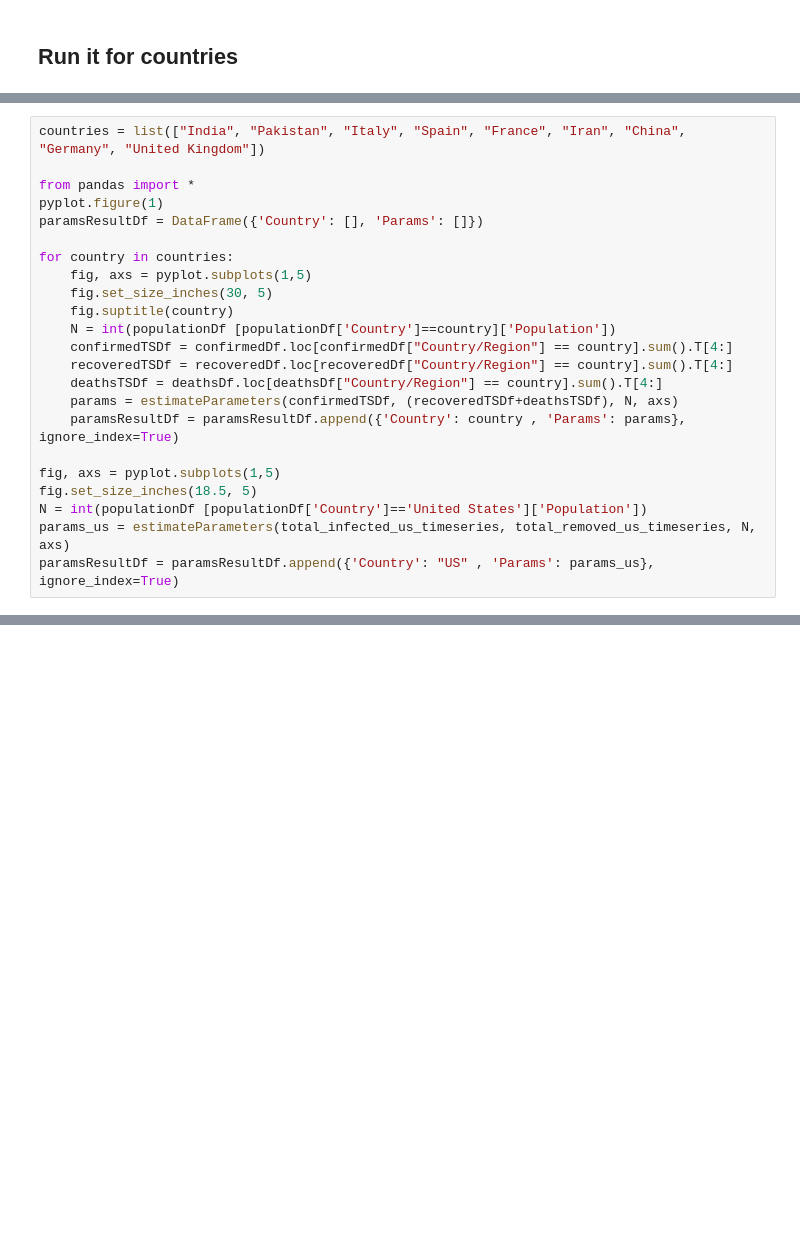
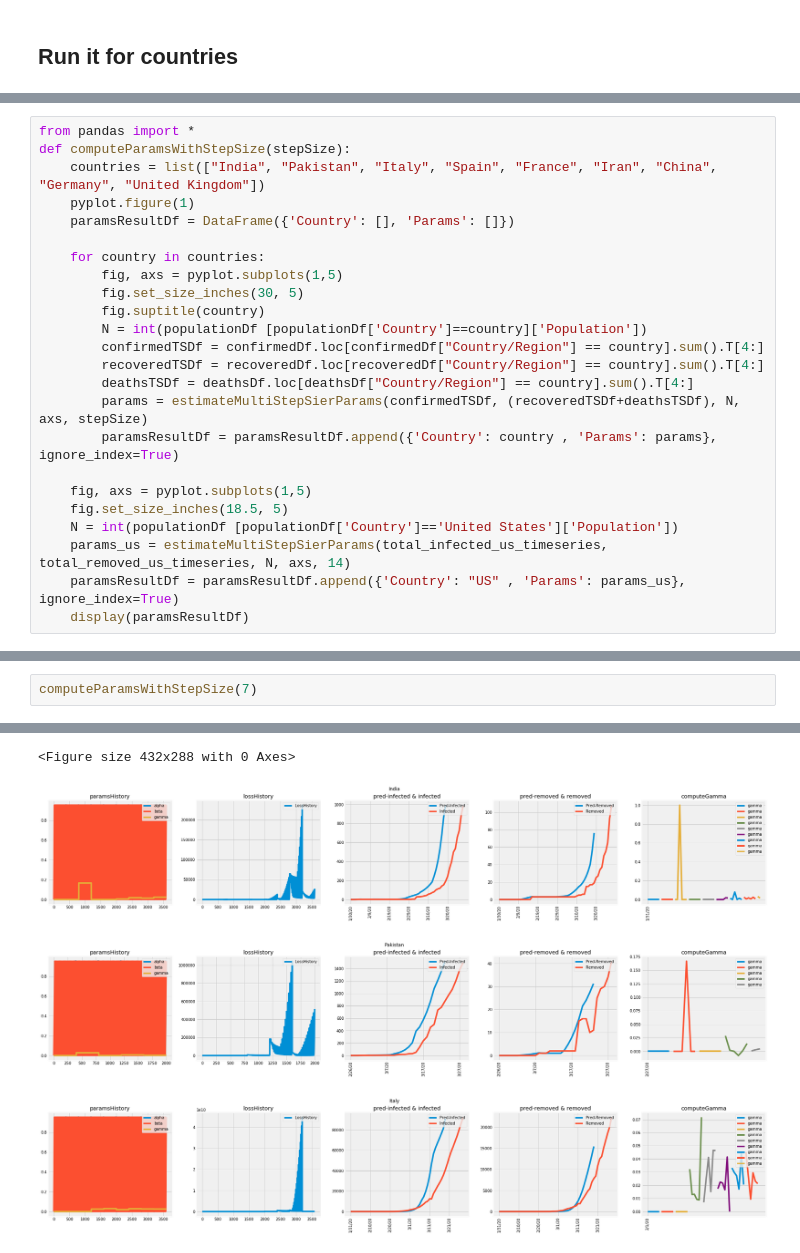
Before and after one commit to baladutt/modeling-epidemics-COVID-19, a Jupyter notebook: Estimate-SEIR-Parameters.ipynb, the cells around one changed output, grey strips where cells are left out. Saved outputs shown, nothing was run; the diff lists cells and outputs as text; blank space fills up the shorter version.

Commit message:
Computed metrics with windowing apporach

```diff
--- a/Estimate-SEIR-Parameters.ipynb
+++ b/Estimate-SEIR-Parameters.ipynb
@@ -206,23 +148,24 @@ def estimateSingleStepSierParams(S_E_I_R_values, infected, removed, N):
 # %%
-countries = list(["India", "Pakistan", "Italy", "Spain", "France", "Iran", "China", "Germany", "United Kingdom"])
+from pandas import *
+def computeParamsWithStepSize(stepSize):
+    countries = list(["India", "Pakistan", "Italy", "Spain", "France", "Iran", "China", "Germany", "United Kingdom"])
+    pyplot.figure(1)
+    paramsResultDf = DataFrame({'Country': [], 'Params': []})
 
-from pandas import *
-pyplot.figure(1)
-paramsResultDf = DataFrame({'Country': [], 'Params': []})
+    for country in countries:
+        fig, axs = pyplot.subplots(1,5)
+        fig.set_size_inches(30, 5)
+        fig.suptitle(country)
+        N = int(populationDf [populationDf['Country']==country]['Population'])
+        confirmedTSDf = confirmedDf.loc[confirmedDf["Country/Region"] == country].sum().T[4:]
+        recoveredTSDf = recoveredDf.loc[recoveredDf["Country/Region"] == country].sum().T[4:]
+        deathsTSDf = deathsDf.loc[deathsDf["Country/Region"] == country].sum().T[4:]
+        params = estimateMultiStepSierParams(confirmedTSDf, (recoveredTSDf+deathsTSDf), N, axs, stepSize)
+        paramsResultDf = paramsResultDf.append({'Country': country , 'Params': params}, ignore_index=True)
 
-for country in countries:
     fig, axs = pyplot.subplots(1,5)
-    fig.set_size_inches(30, 5)
-    fig.suptitle(country)
-    N = int(populationDf [populationDf['Country']==country]['Population'])
-    confirmedTSDf = confirmedDf.loc[confirmedDf["Country/Region"] == country].sum().T[4:]
-    recoveredTSDf = recoveredDf.loc[recoveredDf["Country/Region"] == country].sum().T[4:]
-    deathsTSDf = deathsDf.loc[deathsDf["Country/Region"] == country].sum().T[4:]
-    params = estimateParameters(confirmedTSDf, (recoveredTSDf+deathsTSDf), N, axs)
-    paramsResultDf = paramsResultDf.append({'Country': country , 'Params': params}, ignore_index=True)
-
-fig, axs = pyplot.subplots(1,5)
-fig.set_size_inches(18.5, 5)
-N = int(populationDf [populationDf['Country']=='United States']['Population'])
-params_us = estimateParameters(total_infected_us_timeseries, total_removed_us_timeseries, N, axs)
-paramsResultDf = paramsResultDf.append({'Country': "US" , 'Params': params_us}, ignore_index=True)
+    fig.set_size_inches(18.5, 5)
+    N = int(populationDf [populationDf['Country']=='United States']['Population'])
+    params_us = estimateMultiStepSierParams(total_infected_us_timeseries, total_removed_us_timeseries, N, axs, 14)
+    paramsResultDf = paramsResultDf.append({'Country': "US" , 'Params': params_us}, ignore_index=True)
+    display(paramsResultDf)
@@ -300,0 +197,3 @@ display(paramsResultDf)
+# %%
+computeParamsWithStepSize(7)
+# %% [output]
@@ -300,0 +211,4 @@ display(paramsResultDf)
+<Figure size 432x288 with 0 Axes>
+[figure, added]
+[figure, added]
+[figure, added]
```
Also changed, not shown: parts of 12 cells of this notebook.
